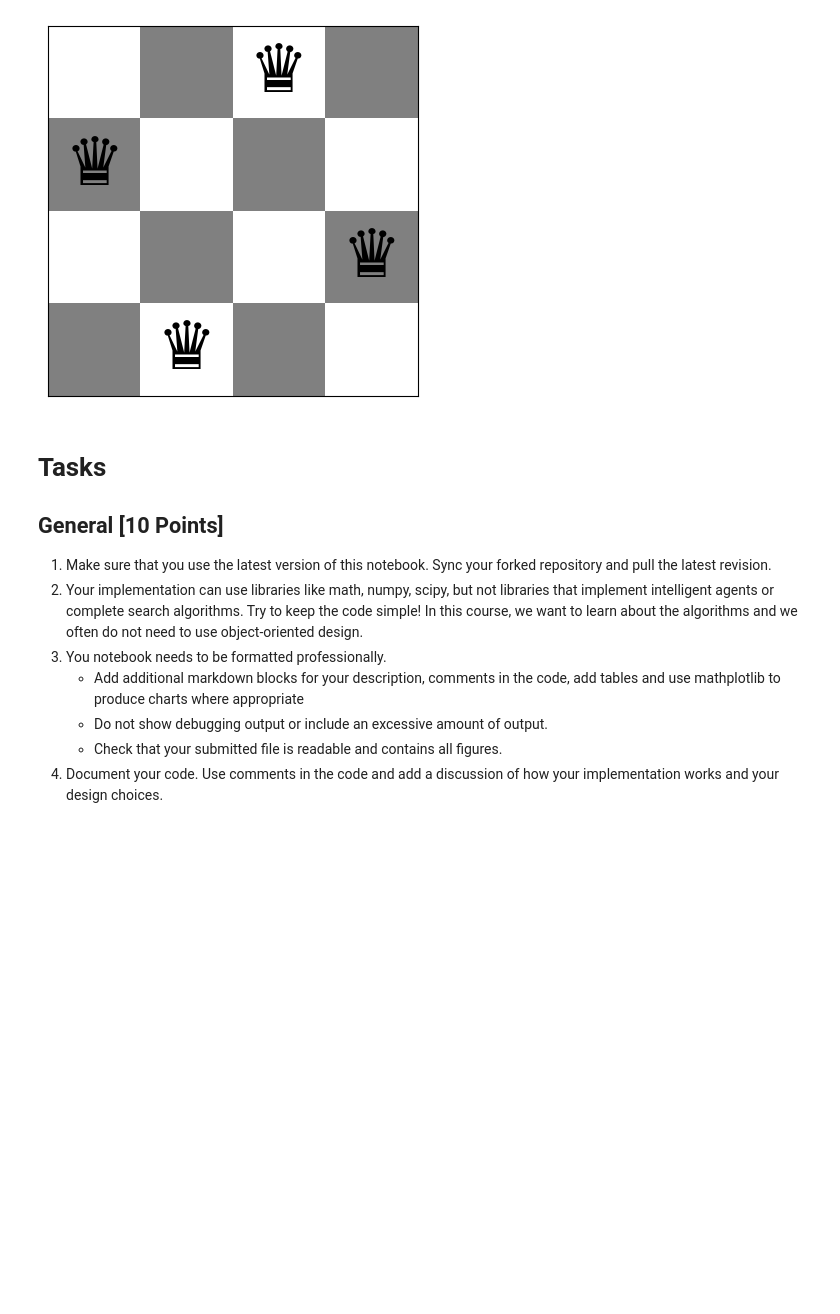
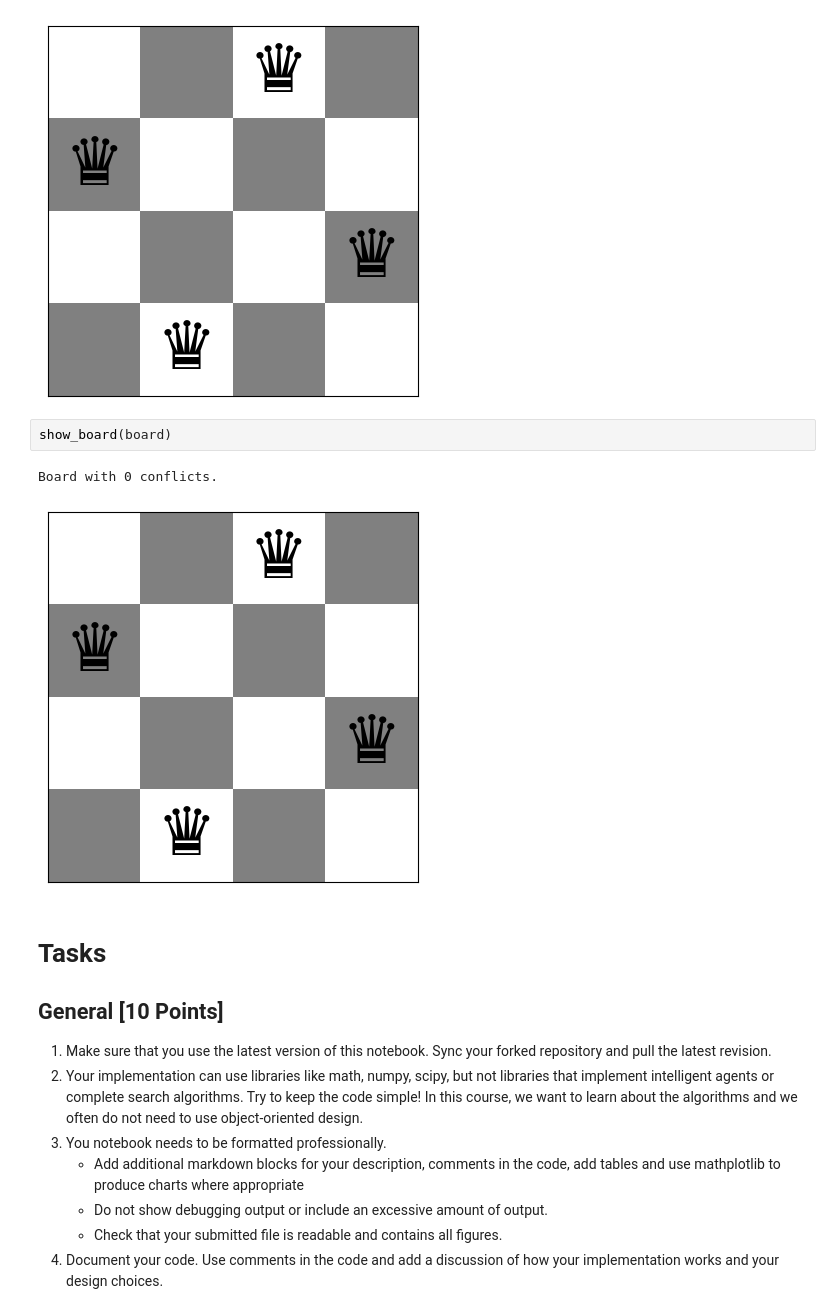
Before and after one commit to perhanjay/dibuat_cerdas, a Jupyter notebook: Week 6/Tugas/P5_1__n_queens.ipynb, the cells around one changed output. Saved outputs shown, nothing was run; the diff lists cells and outputs as text; blank space fills up the shorter version.

```diff
--- a/Week 6/Tugas/P5_1__n_queens.ipynb
+++ b/Week 6/Tugas/P5_1__n_queens.ipynb
@@ -115,6 +116,11 @@ show_board(board)
 # %% [output]
 Board with 0 conflicts.
 [figure]
+# %%
+show_board(board)
+# %% [output]
+Board with 0 conflicts.
+[figure, added]
 # %% [markdown]
 # Tasks
 
```
Also changed, not shown: parts of 17 cells of this notebook.
